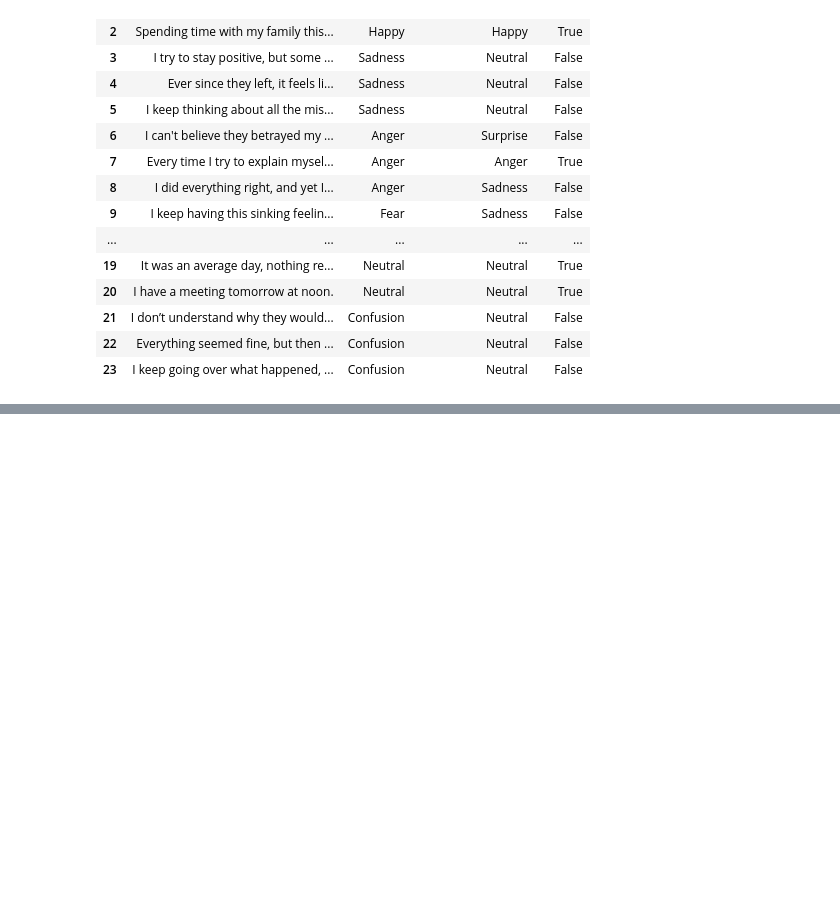
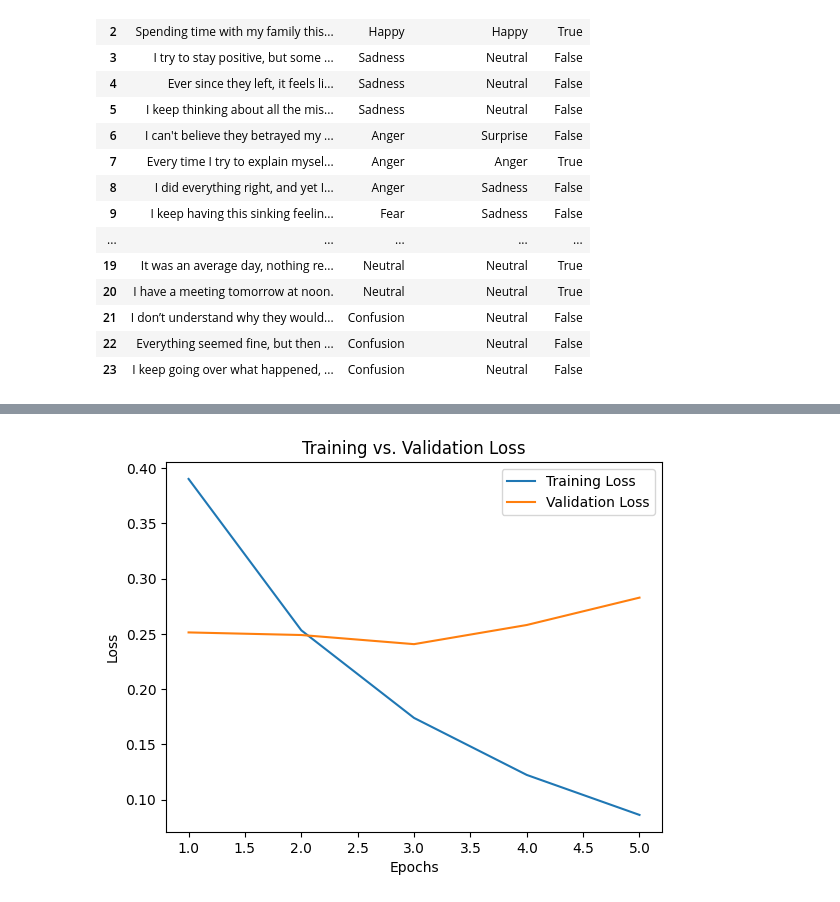
Before and after one commit to aliirtazas/ai-multimodal-emotion-therapy, a Jupyter notebook: src/nlp/NLP_model_training.ipynb, the cells around one changed output, grey strips where cells are left out. Drawn from its saved outputs; the diff is of its cells as text; code cells hidden in the pictures; blank space fills up the shorter version.

Commit message:
finetuned BERT base uncased model for emotion classification

```diff
--- a/src/nlp/NLP_model_training.ipynb
+++ b/src/nlp/NLP_model_training.ipynb
@@ -395,0 +431,16 @@ df_data
+# %%
+class WeightedBERT(nn.Module):
+    def __init__(self, model_name, num_labels, class_weights):
+        super(WeightedBERT, self).__init__()
+        self.num_labels = num_labels
+        self.model = BertForSequenceClassification.from_pretrained(model_name, num_labels=num_labels)
+        self.loss_fn = nn.CrossEntropyLoss(weight=class_weights)
+
+    def forward(self, input_ids, attention_mask, labels=None):
+        outputs = self.model(input_ids=input_ids, attention_mask=attention_mask)
+        logits = outputs.logits
+        loss = None
+        if labels is not None:
+            loss = self.loss_fn(logits.view(-1, self.num_labels), labels.view(-1))
+
+        return SequenceClassifierOutput(loss=loss, logits=logits)
@@ -395,0 +492,16 @@ df_data
+# %%
+import matplotlib.pyplot as plt
+
+train_losses = trainer.state.log_history
+val_losses = [log['eval_loss'] for log in train_losses if 'eval_loss' in log]
+epochs = range(1, len(val_losses) + 1)
+
+plt.plot(epochs, [log['loss'] for log in train_losses if 'loss' in log], label='Training Loss')
+plt.plot(epochs, val_losses, label='Validation Loss')
+plt.xlabel('Epochs')
+plt.ylabel('Loss')
+plt.legend()
+plt.title('Training vs. Validation Loss')
+plt.show()
+# %% [output]
+[figure, added]
```
Also changed, not shown: parts of 6 cells of this notebook.
